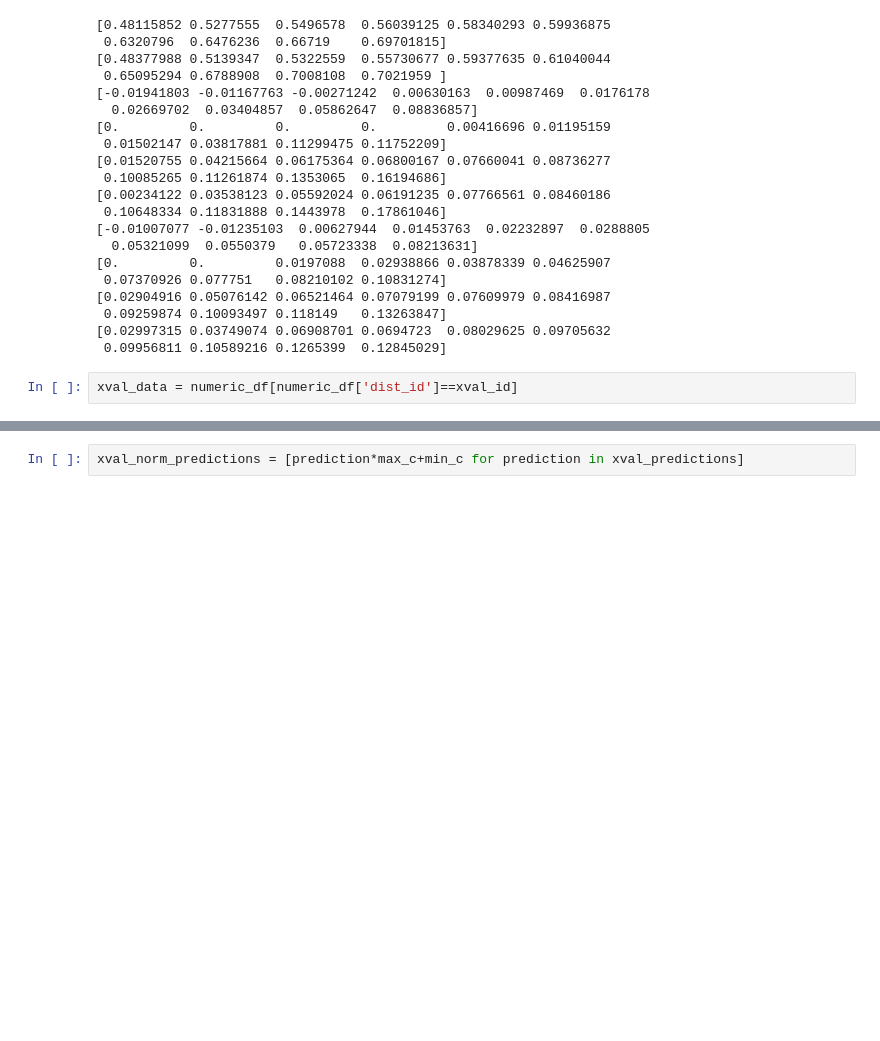
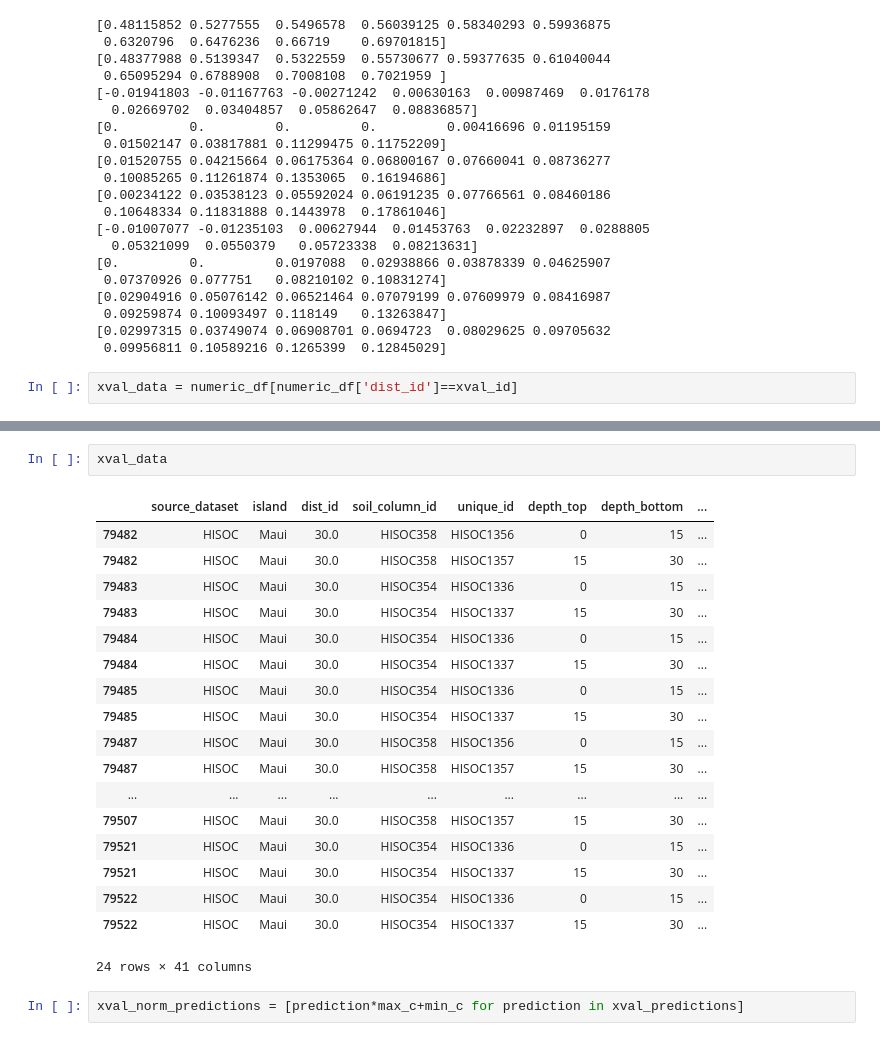
Before and after one commit to hayleypc/HawaiiClimate, a Jupyter notebook: gen_soil_dl.ipynb, the cells around one changed output, grey strips where cells are left out. Saved outputs shown, nothing was run; the diff lists cells and outputs as text; blank space fills up the shorter version.

```diff
--- a/gen_soil_dl.ipynb
+++ b/gen_soil_dl.ipynb
@@ -491,3 +514,24 @@ xval_predictions = model.predict(xval_data[keep_cols])
+# %%
+xval_data
+# %% [output]
+|  | source_dataset | island | dist_id | soil_column_id | unique_id | depth_top | depth_bottom | ... |
+| 79482 | HISOC | Maui | 30.0 | HISOC358 | HISOC1356 | 0 | 15 | ... |
+| 79482 | HISOC | Maui | 30.0 | HISOC358 | HISOC1357 | 15 | 30 | ... |
+| 79483 | HISOC | Maui | 30.0 | HISOC354 | HISOC1336 | 0 | 15 | ... |
+| 79483 | HISOC | Maui | 30.0 | HISOC354 | HISOC1337 | 15 | 30 | ... |
+| 79484 | HISOC | Maui | 30.0 | HISOC354 | HISOC1336 | 0 | 15 | ... |
+| 79484 | HISOC | Maui | 30.0 | HISOC354 | HISOC1337 | 15 | 30 | ... |
+| 79485 | HISOC | Maui | 30.0 | HISOC354 | HISOC1336 | 0 | 15 | ... |
+| 79485 | HISOC | Maui | 30.0 | HISOC354 | HISOC1337 | 15 | 30 | ... |
+| 79487 | HISOC | Maui | 30.0 | HISOC358 | HISOC1356 | 0 | 15 | ... |
+| 79487 | HISOC | Maui | 30.0 | HISOC358 | HISOC1357 | 15 | 30 | ... |
+| ... | ... | ... | ... | ... | ... | ... | ... | ... |
+| 79507 | HISOC | Maui | 30.0 | HISOC358 | HISOC1357 | 15 | 30 | ... |
+| 79521 | HISOC | Maui | 30.0 | HISOC354 | HISOC1336 | 0 | 15 | ... |
+| 79521 | HISOC | Maui | 30.0 | HISOC354 | HISOC1337 | 15 | 30 | ... |
+| 79522 | HISOC | Maui | 30.0 | HISOC354 | HISOC1336 | 0 | 15 | ... |
+| 79522 | HISOC | Maui | 30.0 | HISOC354 | HISOC1337 | 15 | 30 | ... |
+24 rows × 41 columns
 # %%
 xval_norm_predictions = [prediction*max_c+min_c for prediction in xval_predictions]
 # %%
```
Also changed, not shown: parts of 6 cells of this notebook.
